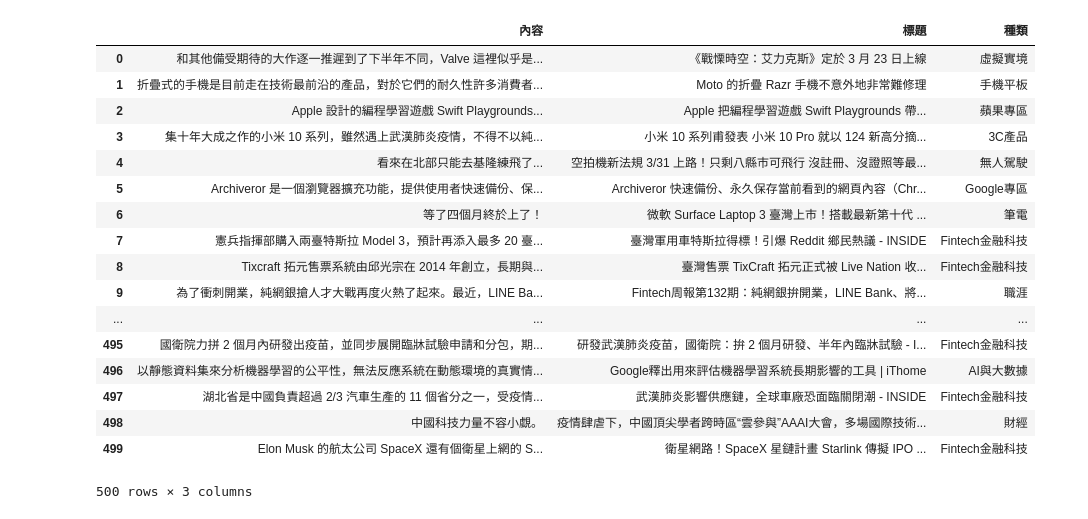
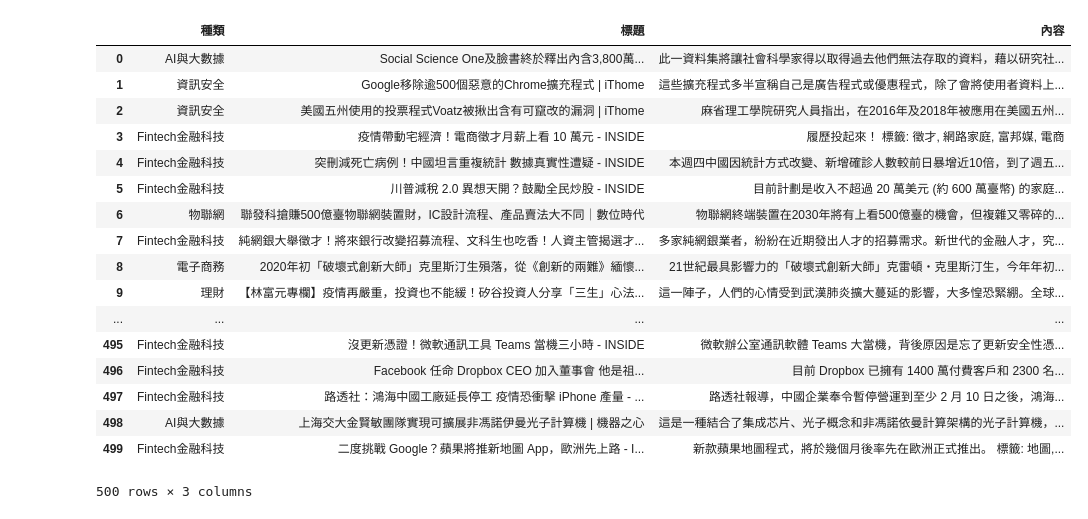
Before and after one commit to Ether-YiTseWu/1st-PyCrawlerMarathon, a Jupyter notebook: final project/Final Project.ipynb, the cells around one changed output. Drawn from its saved outputs; the diff is of its cells as text; code cells hidden in the pictures.

```diff
--- a/final project/Final Project.ipynb
+++ b/final project/Final Project.ipynb
@@ -76,23 +56,0 @@ while (count <= 500) :
-# %%
-# 將summarylist變成Df格式並顯示
-summaryDf = pd.DataFrame(summarylist)
-summaryDf
-# %% [output]
-|  | 內容 | 標題 | 種類 |
-| 0 | 和其他備受期待的大作逐一推遲到了下半年不同，Valve 這裡似乎是... | 《戰慄時空：艾力克斯》定於 3 月 23 日上線 | 虛擬實境 |
-| 1 | 折疊式的手機是目前走在技術最前沿的產品，對於它們的耐久性許多消費者... | Moto 的折疊 Razr 手機不意外地非常難修理 | 手機平板 |
-| 2 | Apple 設計的編程學習遊戲 Swift Playgrounds... | Apple 把編程學習遊戲 Swift Playgrounds 帶... | 蘋果專區 |
-| 3 | 集十年大成之作的小米 10 系列，雖然遇上武漢肺炎疫情，不得不以純... | 小米 10 系列甫發表 小米 10 Pro 就以 124 新高分摘... | 3C產品 |
-| 4 | 看來在北部只能去基隆練飛了... | 空拍機新法規 3/31 上路！只剩八縣市可飛行 沒註冊、沒證照等最... | 無人駕駛 |
-| 5 | Archiveror 是一個瀏覽器擴充功能，提供使用者快速備份、保... | Archiveror 快速備份、永久保存當前看到的網頁內容（Chr... | Google專區 |
-| 6 | 等了四個月終於上了！ | 微軟 Surface Laptop 3 臺灣上市！搭載最新第十代 ... | 筆電 |
-| 7 | 憲兵指揮部購入兩臺特斯拉 Model 3，預計再添入最多 20 臺... | 臺灣軍用車特斯拉得標！引爆 Reddit 鄉民熱議 - INSIDE | Fintech金融科技 |
-| 8 | Tixcraft 拓元售票系統由邱光宗在 2014 年創立，長期與... | 臺灣售票 TixCraft 拓元正式被 Live Nation 收... | Fintech金融科技 |
-| 9 | 為了衝刺開業，純網銀搶人才大戰再度火熱了起來。最近，LINE Ba... | Fintech周報第132期：純網銀拚開業，LINE Bank、將... | 職涯 |
-| ... | ... | ... | ... |
-| 495 | 國衛院力拼 2 個月內研發出疫苗，並同步展開臨牀試驗申請和分包，期... | 研發武漢肺炎疫苗，國衛院：拚 2 個月研發、半年內臨牀試驗 - I... | Fintech金融科技 |
-| 496 | 以靜態資料集來分析機器學習的公平性，無法反應系統在動態環境的真實情... | Google釋出用來評估機器學習系統長期影響的工具 | iThome | AI與大數據 |
-| 497 | 湖北省是中國負責超過 2/3 汽車生產的 11 個省分之一，受疫情... | 武漢肺炎影響供應鏈，全球車廠恐面臨關閉潮 - INSIDE | Fintech金融科技 |
-| 498 | 中國科技力量不容小覷。 | 疫情肆虐下，中國頂尖學者跨時區“雲參與”AAAI大會，多場國際技術... | 財經 |
-| 499 | Elon Musk 的航太公司 SpaceX 還有個衛星上網的 S... | 衛星網路！SpaceX 星鏈計畫 Starlink 傳擬 IPO ... | Fintech金融科技 |
-500 rows × 3 columns
@@ -107 +57,29 @@ dataDf = pd.DataFrame(list(sourceDict.items()))
+# %%
+# 資料排序後顯示
+columnName = ['種類','標題','內容']
+
+data = pd.DataFrame([categorylist, titlelist, contentlist])
+data = data.T
+data.columns = columnName
+#data = data.set_index('種類').sort_index()
+data
+# %% [output]
+|  | 種類 | 標題 | 內容 |
+| 0 | AI與大數據 | Social Science One及臉書終於釋出內含3,800萬... | 此一資料集將讓社會科學家得以取得過去他們無法存取的資料，藉以研究社... |
+| 1 | 資訊安全 | Google移除逾500個惡意的Chrome擴充程式 | iThome | 這些擴充程式多半宣稱自己是廣告程式或優惠程式，除了會將使用者資料上... |
+| 2 | 資訊安全 | 美國五州使用的投票程式Voatz被揪出含有可竄改的漏洞 | iThome | 麻省理工學院研究人員指出，在2016年及2018年被應用在美國五州... |
+| 3 | Fintech金融科技 | 疫情帶動宅經濟！電商徵才月薪上看 10 萬元 - INSIDE | 履歷投起來！ 標籤: 徵才, 網路家庭, 富邦媒, 電商 |
+| 4 | Fintech金融科技 | 突刪減死亡病例！中國坦言重複統計 數據真實性遭疑 - INSIDE | 本週四中國因統計方式改變、新增確診人數較前日暴增近10倍，到了週五... |
+| 5 | Fintech金融科技 | 川普減稅 2.0 異想天開？鼓勵全民炒股 - INSIDE | 目前計劃是收入不超過 20 萬美元 (約 600 萬臺幣) 的家庭... |
+| 6 | 物聯網 | 聯發科搶賺500億臺物聯網裝置財，IC設計流程、產品賣法大不同｜數位時代 | 物聯網終端裝置在2030年將有上看500億臺的機會，但複雜又零碎的... |
+| 7 | Fintech金融科技 | 純網銀大舉徵才！將來銀行改變招募流程、文科生也吃香！人資主管揭選才... | 多家純網銀業者，紛紛在近期發出人才的招募需求。新世代的金融人才，究... |
+| 8 | 電子商務 | 2020年初「破壞式創新大師」克里斯汀生殞落，從《創新的兩難》緬懷... | 21世紀最具影響力的「破壞式創新大師」克雷頓‧克里斯汀生，今年年初... |
+| 9 | 理財 | 【林富元專欄】疫情再嚴重，投資也不能緩！矽谷投資人分享「三生」心法... | 這一陣子，人們的心情受到武漢肺炎擴大蔓延的影響，大多惶恐緊綳。全球... |
+| ... | ... | ... | ... |
+| 495 | Fintech金融科技 | 沒更新憑證！微軟通訊工具 Teams 當機三小時 - INSIDE | 微軟辦公室通訊軟體 Teams 大當機，背後原因是忘了更新安全性憑... |
+| 496 | Fintech金融科技 | Facebook 任命 Dropbox CEO 加入董事會 他是祖... | 目前 Dropbox 已擁有 1400 萬付費客戶和 2300 名... |
+| 497 | Fintech金融科技 | 路透社：鴻海中國工廠延長停工 疫情恐衝擊 iPhone 產量 - ... | 路透社報導，中國企業奉令暫停營運到至少 2 月 10 日之後，鴻海... |
+| 498 | AI與大數據 | 上海交大金賢敏團隊實現可擴展非馮諾伊曼光子計算機 | 機器之心 | 這是一種結合了集成芯片、光子概念和非馮諾依曼計算架構的光子計算機，... |
+| 499 | Fintech金融科技 | 二度挑戰 Google？蘋果將推新地圖 App，歐洲先上路 - I... | 新款蘋果地圖程式，將於幾個月後率先在歐洲正式推出。 標籤: 地圖,... |
+500 rows × 3 columns
 # %%
```
Also changed, not shown: parts of 7 cells of this notebook.
